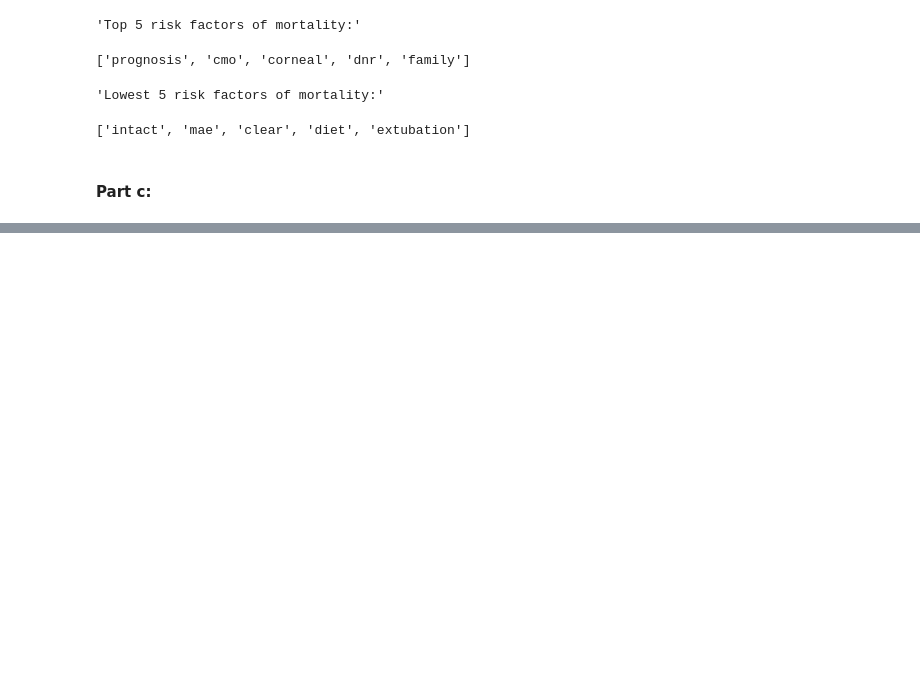
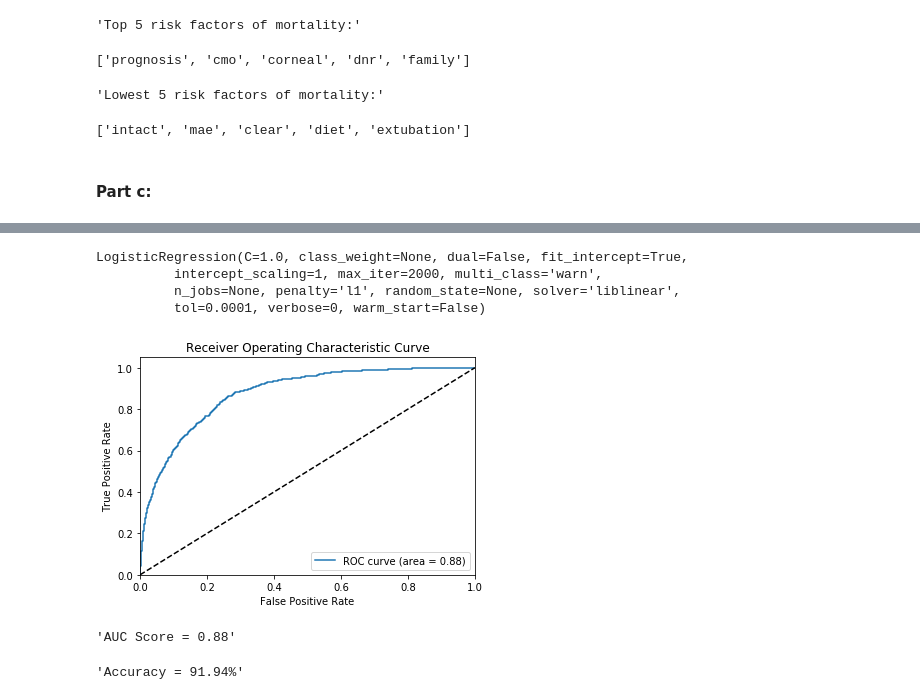
Before and after one commit to cloudcrypt/MLforHealth, a Jupyter notebook: predict-mortality.ipynb, the cells around one changed output, grey strips where cells are left out. Saved outputs shown, nothing was run; the diff lists cells and outputs as text; code cells hidden in the pictures; blank space fills up the shorter version.

```diff
--- a/predict-mortality.ipynb
+++ b/predict-mortality.ipynb
@@ -315,0 +245,51 @@ sdf
+# %%
+combined_trainset = pd.merge(adult_icu.train.data.join(adult_icu.train.target), adult_notes.train.data, on="hadm_id")
+combined_target = combined_trainset.pop("mort_icu")
+combined_train = Data(combined_trainset, combined_target)
+
+combined_testset = pd.merge(adult_icu.test.data.join(adult_icu.test.target), adult_notes.test.data, on="hadm_id")
+combined_target = combined_testset.pop("mort_icu")
+combined_test = Data(combined_testset, combined_target)
+
+combined = Dataset(combined_train, combined_test)
+
+combined_train_transformed = parallelize_dataframe(combined.train.data.chartext, vectorizer.transform)
+combined_test_transformed = parallelize_dataframe(combined.test.data.chartext, vectorizer.transform)
+# %%
+combined.train.data.drop(["hadm_id", "chartext"], axis=1, inplace=True)
+combined.test.data.drop(["hadm_id", "chartext"], axis=1, inplace=True)
+
+combined_sparse_train = sp.sparse.hstack((combined.train.data.values, combined_train_transformed))
+combined_sparse_test = sp.sparse.hstack((combined.test.data.values, combined_test_transformed))
+
+logisticRegression_c = LogisticRegression(penalty='l1', solver='liblinear', max_iter=2000)
+logisticRegression_c.fit(combined_sparse_train, combined.train.target)
+# %% [output]
+LogisticRegression(C=1.0, class_weight=None, dual=False, fit_intercept=True,
+          intercept_scaling=1, max_iter=2000, multi_class='warn',
+          n_jobs=None, penalty='l1', random_state=None, solver='liblinear',
+          tol=0.0001, verbose=0, warm_start=False)
+# %%
+prediction_c = logisticRegression_c.predict_proba(combined_sparse_test)
+fpr_c, tpr_c, thresholds_c = roc_curve(combined.test.target.values, prediction_c[:, 1])
+auc_c = metrics.auc(fpr_c, tpr_c)
+
+plt.figure()
+plt.plot(fpr_c, tpr_c, label='ROC curve (area = %0.2f)' % auc_c)
+plt.plot([0, 1], [0, 1], 'k--')
+plt.xlim([0.0, 1.0])
+plt.ylim([0.0, 1.05])
+plt.xlabel('False Positive Rate')
+plt.ylabel('True Positive Rate')
+plt.title('Receiver Operating Characteristic Curve')
+plt.legend(loc="lower right")
+plt.show()
+display("AUC Score = " + str(round(auc_c, 2)))
+# %% [output]
+[figure, added]
+'AUC Score = 0.88'
+# %%
+accuracy_c = logisticRegression_c.score(combined_sparse_test, combined.test.target.values) * 100
+"Accuracy = " + str(round(accuracy_c, 2)) + "%"
+# %% [output]
+'Accuracy = 91.94%'
```
Also changed, not shown: parts of 19 cells of this notebook.
